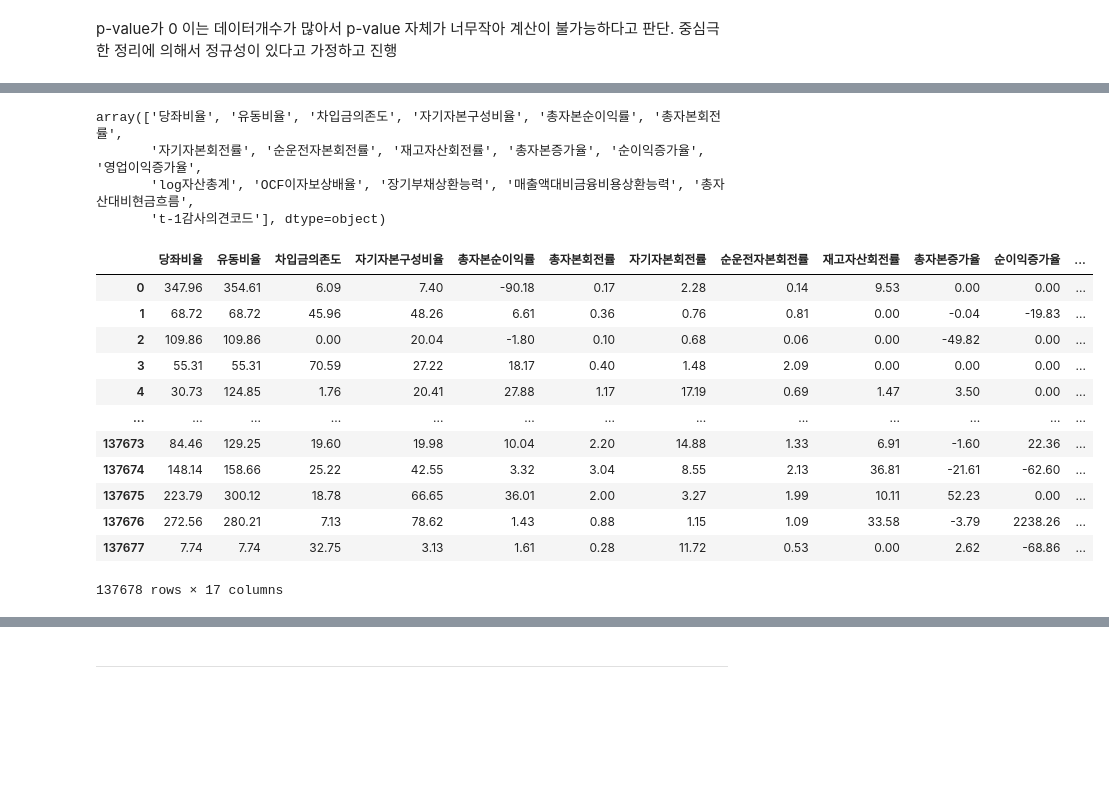
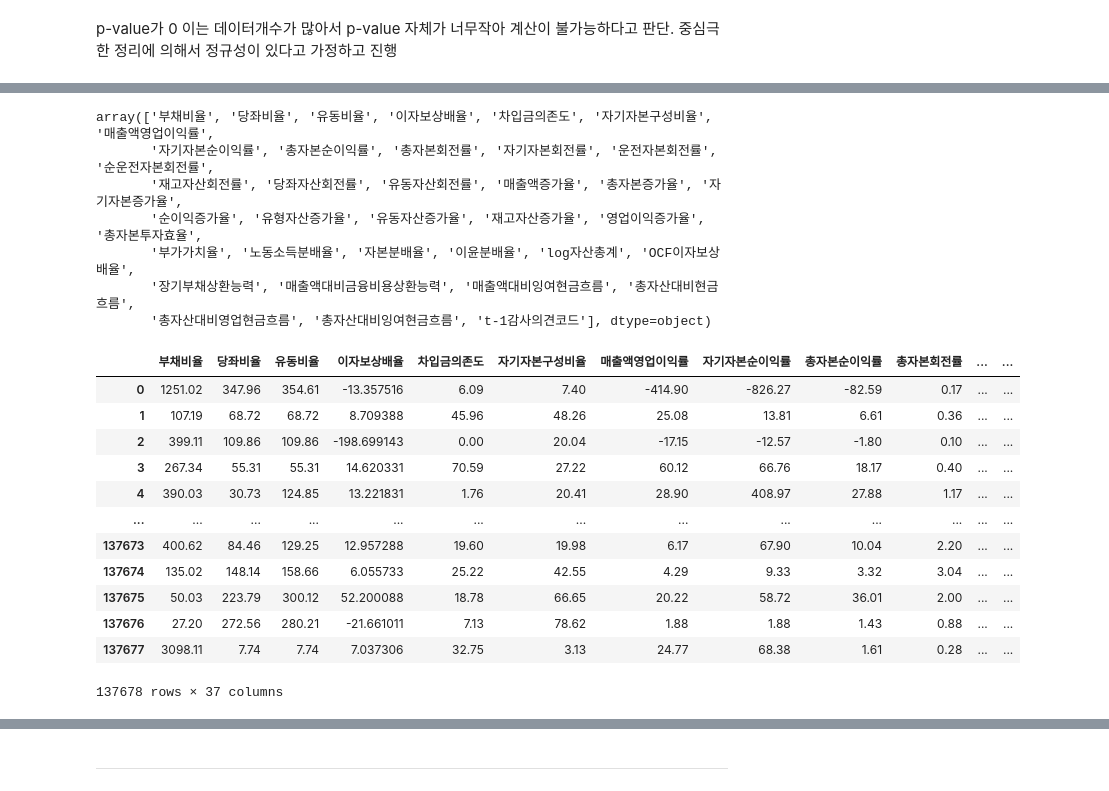
Before and after one commit to youngsang114/Project_2, a Jupyter notebook: 외감기업/6.Feature_Selection_Scaling_외감.ipynb, the cells around one changed output, grey strips where cells are left out. Cells and saved outputs as stored; diff of their text form; code cells hidden in the pictures; blank space fills up the shorter version.

```diff
--- a/외감기업/6.Feature_Selection_Scaling_외감.ipynb
+++ b/외감기업/6.Feature_Selection_Scaling_외감.ipynb
@@ -11,12 +6,6 @@ Mounted at /content/drive
 # %%
-train = pd.read_csv('/content/drive/MyDrive/train.csv', encoding='euc-kr')
-test = pd.read_csv('/content/drive/MyDrive/test.csv', encoding='euc-kr')
+train = pd.read_csv('./Dataset/train_Winsorization.csv', encoding='euc-kr')
+test = pd.read_csv('./Dataset/test.csv', encoding='euc-kr')
-# %%
-train['자산총계(천원)'] = train['자산총계(천원)'] * 1000
-train['log자산총계'] = np.log(train['자산총계(천원)'])
-
-test['자산총계(천원)'] = test['자산총계(천원)'] * 1000
-test['log자산총계'] = np.log(test['자산총계(천원)'])
 # %%
 train['기업수명주기'] = train['기업수명주기'].map({
     '도입기' : 1,
@@ -303,32 +314,38 @@ d.sort_values('T-test',ascending=False).dropna()
 # %%
 d['피처값'].values
 # %% [output]
-array(['당좌비율', '유동비율', '차입금의존도', '자기자본구성비율', '총자본순이익률', '총자본회전률',
-       '자기자본회전률', '순운전자본회전률', '재고자산회전률', '총자본증가율', '순이익증가율', '영업이익증가율',
-       'log자산총계', 'OCF이자보상배율', '장기부채상환능력', '매출액대비금융비용상환능력', '총자산대비현금흐름',
-       't-1감사의견코드'], dtype=object)
+array(['부채비율', '당좌비율', '유동비율', '이자보상배율', '차입금의존도', '자기자본구성비율', '매출액영업이익률',
+       '자기자본순이익률', '총자본순이익률', '총자본회전률', '자기자본회전률', '운전자본회전률', '순운전자본회전률',
+       '재고자산회전률', '당좌자산회전률', '유동자산회전률', '매출액증가율', '총자본증가율', '자기자본증가율',
+       '순이익증가율', '유형자산증가율', '유동자산증가율', '재고자산증가율', '영업이익증가율', '총자본투자효율',
+       '부가가치율', '노동소득분배율', '자본분배율', '이윤분배율', 'log자산총계', 'OCF이자보상배율',
+       '장기부채상환능력', '매출액대비금융비용상환능력', '매출액대비잉여현금흐름', '총자산대비현금흐름',
+       '총자산대비영업현금흐름', '총자산대비잉여현금흐름', 't-1감사의견코드'], dtype=object)
 # %%
 # t-test가 가장 작은순으로 의미 있으므로 가장작은 순위로 12개 피처 선정
-fea = ['당좌비율', '유동비율', '차입금의존도', '자기자본구성비율', '총자본순이익률', '총자본회전률',
-       '자기자본회전률', '순운전자본회전률', '재고자산회전률', '총자본증가율', '순이익증가율', '영업이익증가율',
-       'log자산총계', 'OCF이자보상배율', '장기부채상환능력', '매출액대비금융비용상환능력', '총자산대비현금흐름'
-       ]
+fea = ['부채비율', '당좌비율', '유동비율', '이자보상배율', '차입금의존도', '자기자본구성비율', '매출액영업이익률',
+       '자기자본순이익률', '총자본순이익률', '총자본회전률', '자기자본회전률', '운전자본회전률', '순운전자본회전률',
+       '재고자산회전률', '당좌자산회전률', '유동자산회전률', '매출액증가율', '총자본증가율', '자기자본증가율',
+       '순이익증가율', '유형자산증가율', '유동자산증가율', '재고자산증가율', '영업이익증가율', '총자본투자효율',
+       '부가가치율', '노동소득분배율', '자본분배율', '이윤분배율', 'log자산총계', 'OCF이자보상배율',
+       '장기부채상환능력', '매출액대비금융비용상환능력', '매출액대비잉여현금흐름', '총자산대비현금흐름',
+       '총자산대비영업현금흐름', '총자산대비잉여현금흐름']
 mda_feature = train[fea]
 mda_feature
 # %% [output]
-|  | 당좌비율 | 유동비율 | 차입금의존도 | 자기자본구성비율 | 총자본순이익률 | 총자본회전률 | 자기자본회전률 | 순운전자본회전률 | 재고자산회전률 | 총자본증가율 | 순이익증가율 | ... |
-| 0 | 347.96 | 354.61 | 6.09 | 7.40 | -90.18 | 0.17 | 2.28 | 0.14 | 9.53 | 0.00 | 0.00 | ... |
-| 1 | 68.72 | 68.72 | 45.96 | 48.26 | 6.61 | 0.36 | 0.76 | 0.81 | 0.00 | -0.04 | -19.83 | ... |
-| 2 | 109.86 | 109.86 | 0.00 | 20.04 | -1.80 | 0.10 | 0.68 | 0.06 | 0.00 | -49.82 | 0.00 | ... |
-| 3 | 55.31 | 55.31 | 70.59 | 27.22 | 18.17 | 0.40 | 1.48 | 2.09 | 0.00 | 0.00 | 0.00 | ... |
-| 4 | 30.73 | 124.85 | 1.76 | 20.41 | 27.88 | 1.17 | 17.19 | 0.69 | 1.47 | 3.50 | 0.00 | ... |
+|  | 부채비율 | 당좌비율 | 유동비율 | 이자보상배율 | 차입금의존도 | 자기자본구성비율 | 매출액영업이익률 | 자기자본순이익률 | 총자본순이익률 | 총자본회전률 | ... | ... |
+| 0 | 1251.02 | 347.96 | 354.61 | -13.357516 | 6.09 | 7.40 | -414.90 | -826.27 | -82.59 | 0.17 | ... | ... |
+| 1 | 107.19 | 68.72 | 68.72 | 8.709388 | 45.96 | 48.26 | 25.08 | 13.81 | 6.61 | 0.36 | ... | ... |
+| 2 | 399.11 | 109.86 | 109.86 | -198.699143 | 0.00 | 20.04 | -17.15 | -12.57 | -1.80 | 0.10 | ... | ... |
+| 3 | 267.34 | 55.31 | 55.31 | 14.620331 | 70.59 | 27.22 | 60.12 | 66.76 | 18.17 | 0.40 | ... | ... |
+| 4 | 390.03 | 30.73 | 124.85 | 13.221831 | 1.76 | 20.41 | 28.90 | 408.97 | 27.88 | 1.17 | ... | ... |
 | ... | ... | ... | ... | ... | ... | ... | ... | ... | ... | ... | ... | ... |
-| 137673 | 84.46 | 129.25 | 19.60 | 19.98 | 10.04 | 2.20 | 14.88 | 1.33 | 6.91 | -1.60 | 22.36 | ... |
-| 137674 | 148.14 | 158.66 | 25.22 | 42.55 | 3.32 | 3.04 | 8.55 | 2.13 | 36.81 | -21.61 | -62.60 | ... |
-| 137675 | 223.79 | 300.12 | 18.78 | 66.65 | 36.01 | 2.00 | 3.27 | 1.99 | 10.11 | 52.23 | 0.00 | ... |
-| 137676 | 272.56 | 280.21 | 7.13 | 78.62 | 1.43 | 0.88 | 1.15 | 1.09 | 33.58 | -3.79 | 2238.26 | ... |
-| 137677 | 7.74 | 7.74 | 32.75 | 3.13 | 1.61 | 0.28 | 11.72 | 0.53 | 0.00 | 2.62 | -68.86 | ... |
+| 137673 | 400.62 | 84.46 | 129.25 | 12.957288 | 19.60 | 19.98 | 6.17 | 67.90 | 10.04 | 2.20 | ... | ... |
+| 137674 | 135.02 | 148.14 | 158.66 | 6.055733 | 25.22 | 42.55 | 4.29 | 9.33 | 3.32 | 3.04 | ... | ... |
+| 137675 | 50.03 | 223.79 | 300.12 | 52.200088 | 18.78 | 66.65 | 20.22 | 58.72 | 36.01 | 2.00 | ... | ... |
+| 137676 | 27.20 | 272.56 | 280.21 | -21.661011 | 7.13 | 78.62 | 1.88 | 1.88 | 1.43 | 0.88 | ... | ... |
+| 137677 | 3098.11 | 7.74 | 7.74 | 7.037306 | 32.75 | 3.13 | 24.77 | 68.38 | 1.61 | 0.28 | ... | ... |
-137678 rows × 17 columns
+137678 rows × 37 columns
 # %%
 def vif(data):
     import pandas as pd
```
Also changed, not shown: parts of 27 cells of this notebook, 2 other files.
